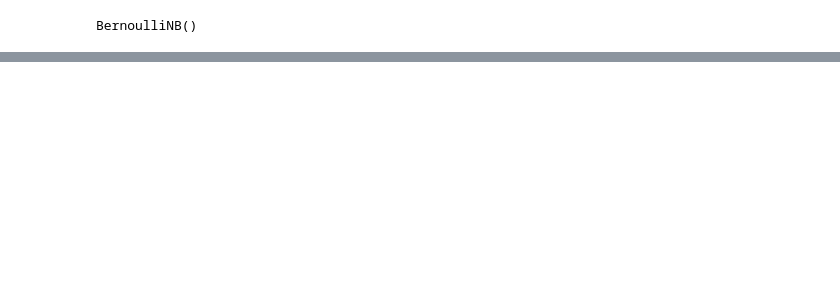
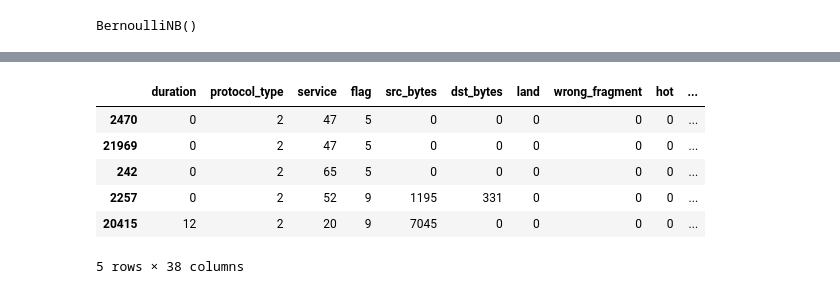
Before and after one commit to bharadwajkastur1/Drift-Detection-in-Cyber-Security, a Jupyter notebook: DriftDetectionSystem_IDS.ipynb, the cells around one changed output, grey strips where cells are left out. Saved outputs shown, nothing was run; the diff lists cells and outputs as text; code cells hidden in the pictures; blank space fills up the shorter version.

```diff
--- a/DriftDetectionSystem_IDS.ipynb
+++ b/DriftDetectionSystem_IDS.ipynb
@@ -105,0 +172,5 @@ x_test.drop(['num_outbound_cmds', 'is_host_login', 'urgent'], axis=1, inplace=Tr
+# %%
+latest_test_df.drop(['num_outbound_cmds', 'is_host_login', 'urgent'], axis=1, inplace=True)
+latest_test_df['attack'] = np.where(latest_test_df['attack'] == 'normal', 0, 1)
+latest_x_test = latest_test_df.iloc[:,0:38]
+latest_y_test = latest_test_df.iloc[:, 38]
@@ -223,6 +300,7 @@ for col in x_train.select_dtypes("object"):
   le.fit(x_train[col])
   x_train[col] = le.transform(x_train[col])
   x_test[col] = le.transform(x_test[col])
+  latest_x_test[col] = le.transform(latest_x_test[col])
 # %%
 #NORMALIZE NUMERIC DATA
 scaler = StandardScaler()
@@ -372,0 +484,10 @@ Hamming Loss: 37.549616300608626
+# %%
+x_train.head()
+# %% [output]
+|  | duration | protocol_type | service | flag | src_bytes | dst_bytes | land | wrong_fragment | hot | ... |
+| 2470 | 0 | 2 | 47 | 5 | 0 | 0 | 0 | 0 | 0 | ... |
+| 21969 | 0 | 2 | 47 | 5 | 0 | 0 | 0 | 0 | 0 | ... |
+| 242 | 0 | 2 | 65 | 5 | 0 | 0 | 0 | 0 | 0 | ... |
+| 2257 | 0 | 2 | 52 | 9 | 1195 | 331 | 0 | 0 | 0 | ... |
+| 20415 | 12 | 2 | 20 | 9 | 7045 | 0 | 0 | 0 | 0 | ... |
+5 rows × 38 columns
```
Also changed, not shown: parts of 22 cells of this notebook.
